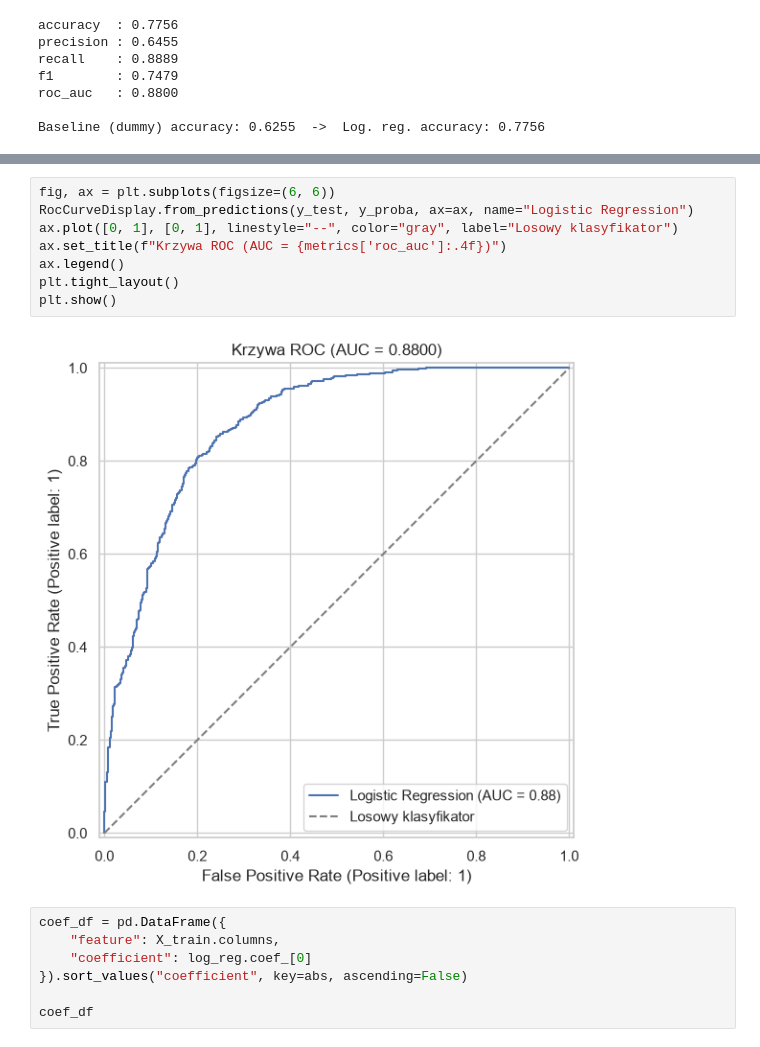
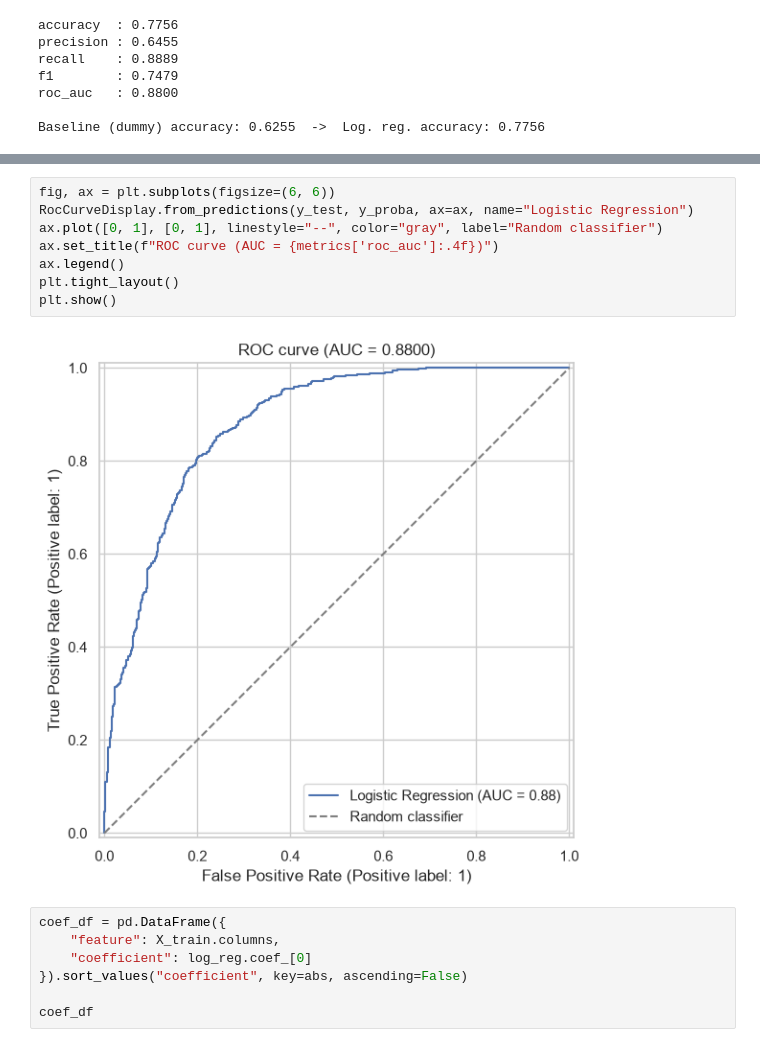
Before and after one commit to Kndrxik/exoplanet-classification, a Jupyter notebook: notebooks/04_logistic_regression.ipynb, the cells around one changed output, grey strips where cells are left out. Drawn from its saved outputs; the diff is of its cells as text.

```diff
--- a/notebooks/04_logistic_regression.ipynb
+++ b/notebooks/04_logistic_regression.ipynb
@@ -114,13 +114,13 @@ plt.show()
 # %%
 fig, ax = plt.subplots(figsize=(6, 6))
 RocCurveDisplay.from_predictions(y_test, y_proba, ax=ax, name="Logistic Regression")
-ax.plot([0, 1], [0, 1], linestyle="--", color="gray", label="Losowy klasyfikator")
-ax.set_title(f"Krzywa ROC (AUC = {metrics['roc_auc']:.4f})")
+ax.plot([0, 1], [0, 1], linestyle="--", color="gray", label="Random classifier")
+ax.set_title(f"ROC curve (AUC = {metrics['roc_auc']:.4f})")
 ax.legend()
 plt.tight_layout()
 plt.show()
 # %% [output]
-[figure, old version]
+[figure, new version]
 # %%
 coef_df = pd.DataFrame({
     "feature": X_train.columns,
```
Also changed, not shown: parts of 4 cells of this notebook.
